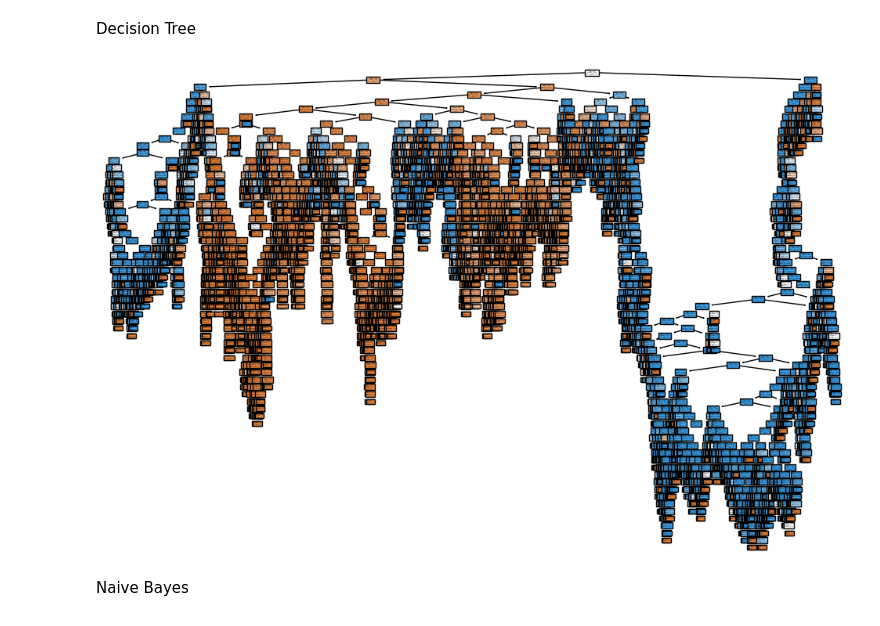
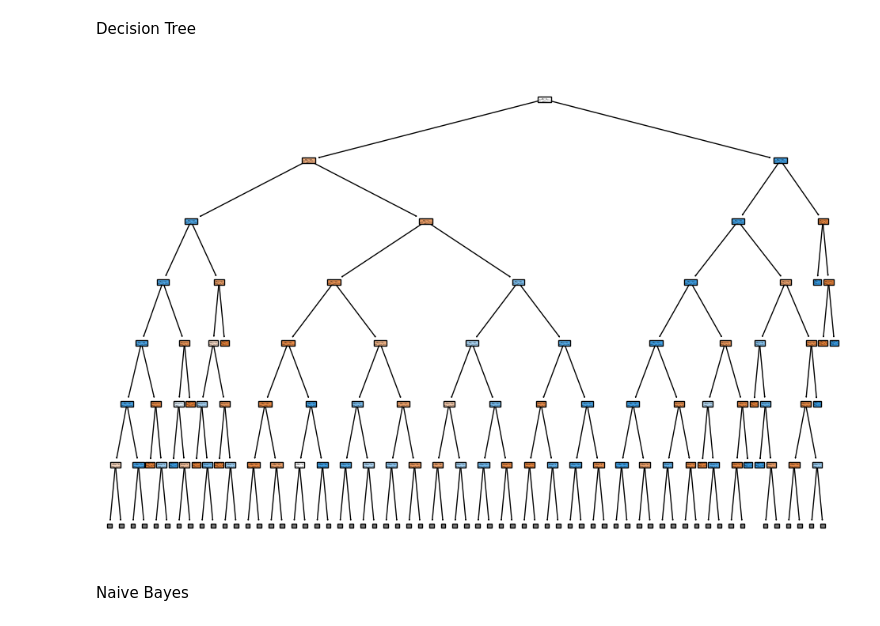
Before and after one commit to TheBarbaraIsTaken/AF-project, a Jupyter notebook: other_models.ipynb, the cells around one changed output. Saved outputs shown, nothing was run; the diff lists cells and outputs as text; code cells hidden in the pictures.

```diff
--- a/other_models.ipynb
+++ b/other_models.ipynb
@@ -119,15 +142,15 @@ Decision Tree
 # %%
 from sklearn.tree import DecisionTreeClassifier, plot_tree
 tree_model = DecisionTreeClassifier()
 
 tree_model.fit(X_train, y_train)
 feature_namesl = list(X.columns.values)
 classes = list(tree_model.classes_)
 plt.figure(figsize=(12, 8))
-plot_tree(tree_model, feature_names=feature_namesl, class_names=classes, filled=True)
+plot_tree(tree_model, feature_names=feature_namesl, class_names=classes, filled=True,max_depth=6)
 plt.show()
 # %% [output]
-[figure, old version]
+[figure, new version]
 # %% [markdown]
 Naive Bayes
 # %%
```
Also changed, not shown: parts of 5 cells of this notebook.
